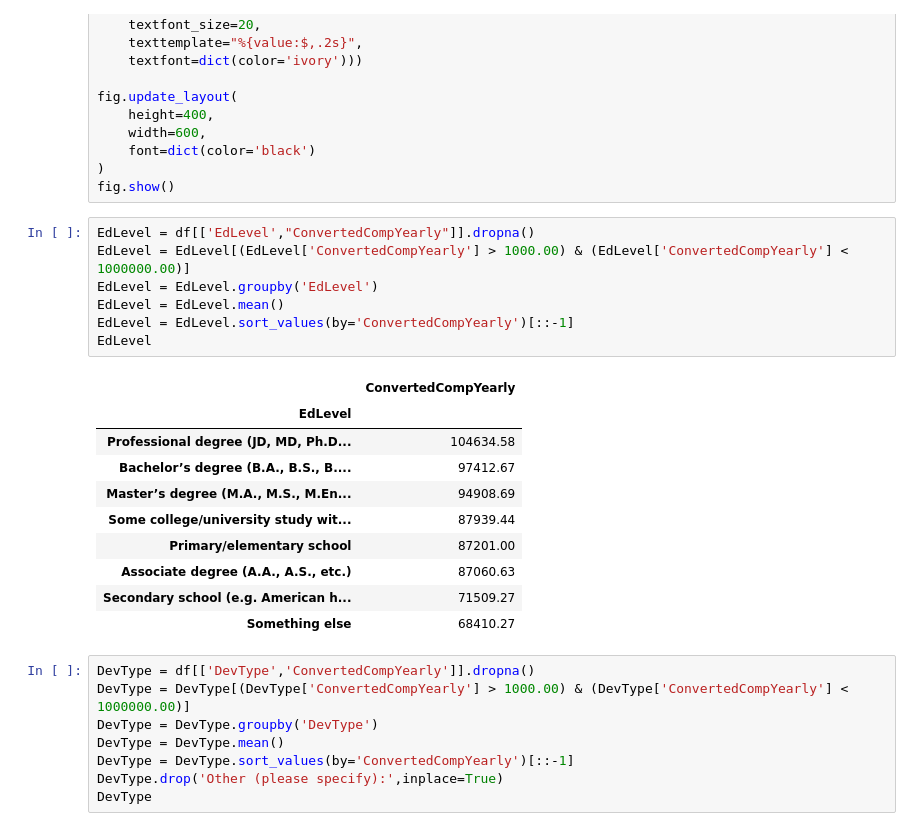
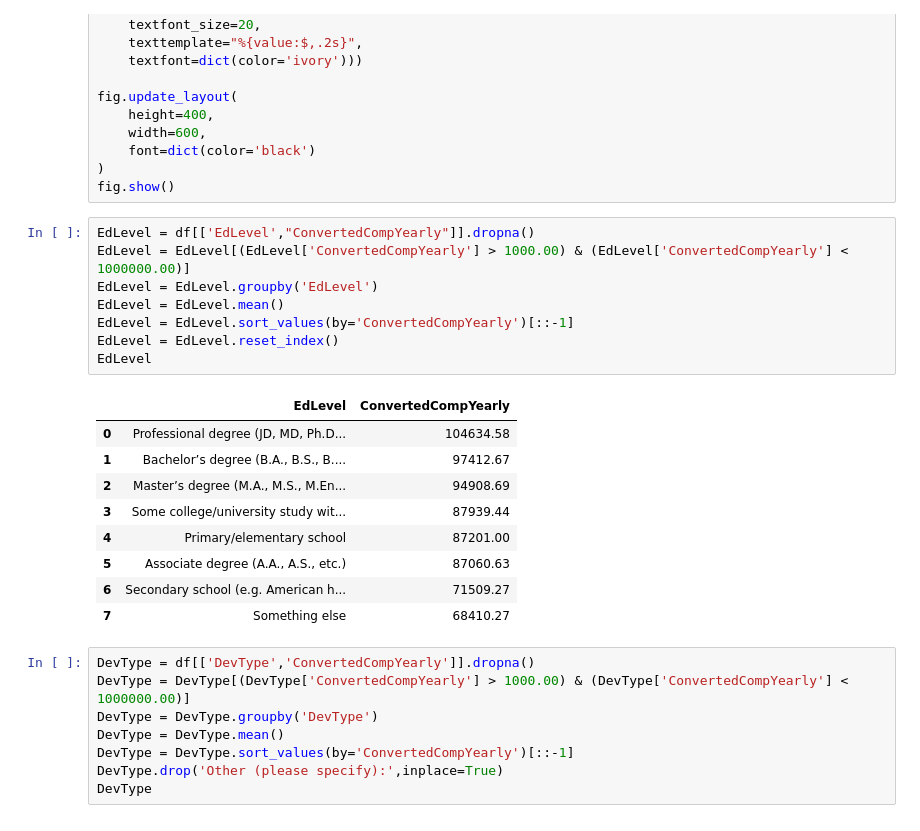
Before and after one commit to lLeonerde/Stackoverflow-survey, a Jupyter notebook: jupyter.ipynb, the cells around one changed output. Saved outputs shown, nothing was run; the diff lists cells and outputs as text.

```diff
--- a/jupyter.ipynb
+++ b/jupyter.ipynb
@@ -156,21 +156,21 @@ fig.show()
 # %%
 EdLevel = df[['EdLevel',"ConvertedCompYearly"]].dropna()
 EdLevel = EdLevel[(EdLevel['ConvertedCompYearly'] > 1000.00) & (EdLevel['ConvertedCompYearly'] < 1000000.00)]
 EdLevel = EdLevel.groupby('EdLevel')
 EdLevel = EdLevel.mean()
 EdLevel = EdLevel.sort_values(by='ConvertedCompYearly')[::-1]
+EdLevel = EdLevel.reset_index()
 EdLevel
 # %% [output]
-|  | ConvertedCompYearly |
-| EdLevel |  |
-| Professional degree (JD, MD, Ph.D... | 104634.58 |
-| Bachelor’s degree (B.A., B.S., B.... | 97412.67 |
-| Master’s degree (M.A., M.S., M.En... | 94908.69 |
-| Some college/university study wit... | 87939.44 |
-| Primary/elementary school | 87201.00 |
-| Associate degree (A.A., A.S., etc.) | 87060.63 |
-| Secondary school (e.g. American h... | 71509.27 |
-| Something else | 68410.27 |
+|  | EdLevel | ConvertedCompYearly |
+| 0 | Professional degree (JD, MD, Ph.D... | 104634.58 |
+| 1 | Bachelor’s degree (B.A., B.S., B.... | 97412.67 |
+| 2 | Master’s degree (M.A., M.S., M.En... | 94908.69 |
+| 3 | Some college/university study wit... | 87939.44 |
+| 4 | Primary/elementary school | 87201.00 |
+| 5 | Associate degree (A.A., A.S., etc.) | 87060.63 |
+| 6 | Secondary school (e.g. American h... | 71509.27 |
+| 7 | Something else | 68410.27 |
 # %%
 DevType = df[['DevType','ConvertedCompYearly']].dropna()
 DevType = DevType[(DevType['ConvertedCompYearly'] > 1000.00) & (DevType['ConvertedCompYearly'] < 1000000.00)]
```
